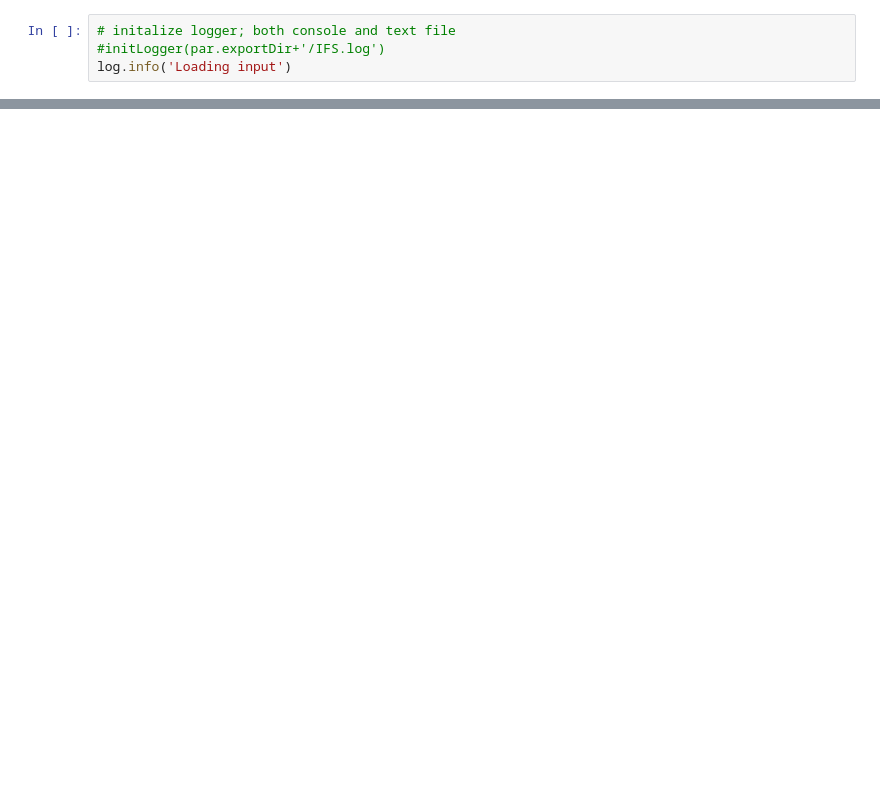
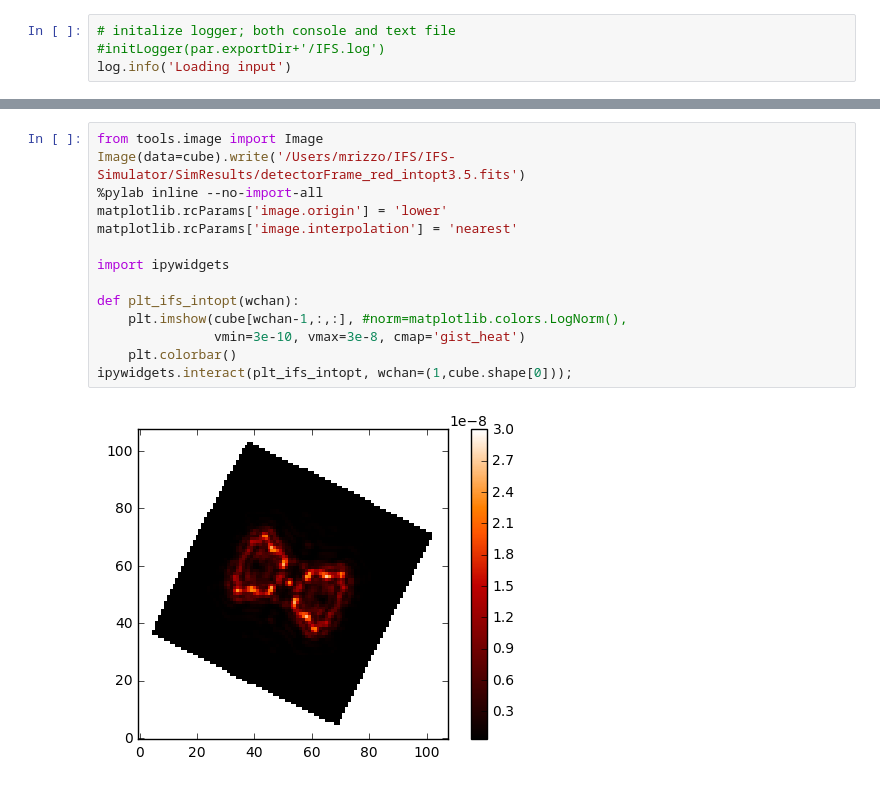
Before and after one commit to mjrfringes/crispy, a Jupyter notebook: CGI-IFS.ipynb, the cells around one changed output, grey strips where cells are left out. Cells and saved outputs as stored; diff of their text form; blank space fills up the shorter version.

```diff
--- a/CGI-IFS.ipynb
+++ b/CGI-IFS.ipynb
@@ -184,0 +189,16 @@ pylab.imshow(finalFrame, cmap='PuBu_r')
+# %%
+from tools.image import Image
+Image(data=cube).write('/Users/mrizzo/IFS/IFS-Simulator/SimResults/detectorFrame_red_intopt3.5.fits')
+%pylab inline --no-import-all
+matplotlib.rcParams['image.origin'] = 'lower'
+matplotlib.rcParams['image.interpolation'] = 'nearest'
+
+import ipywidgets
+
+def plt_ifs_intopt(wchan):
+    plt.imshow(cube[wchan-1,:,:], #norm=matplotlib.colors.LogNorm(),
+               vmin=3e-10, vmax=3e-8, cmap='gist_heat')
+    plt.colorbar()
+ipywidgets.interact(plt_ifs_intopt, wchan=(1,cube.shape[0]));
+# %% [output]
+[figure, added]
```
Also changed, not shown: parts of 10 cells of this notebook, 38 other files.
